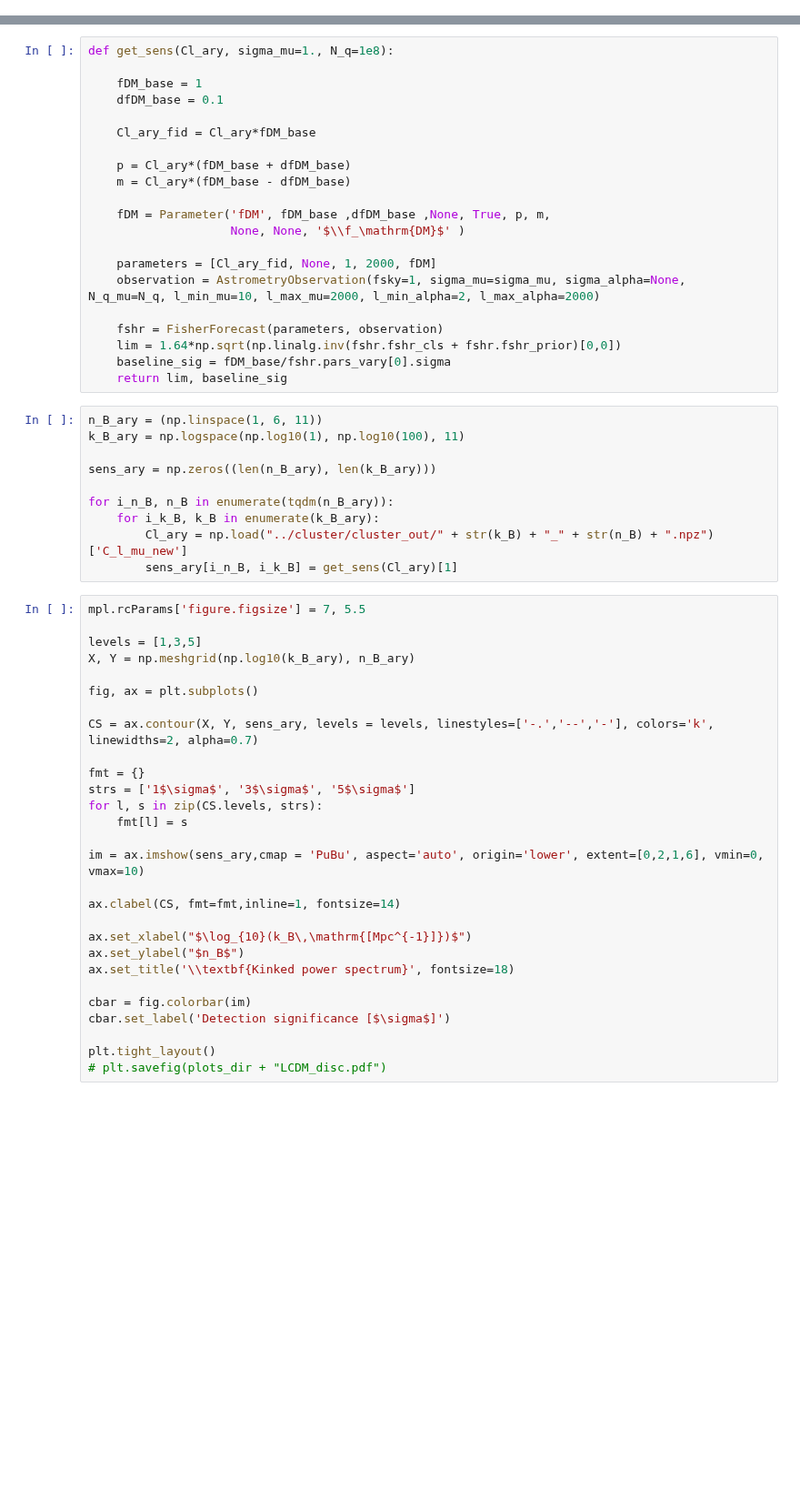
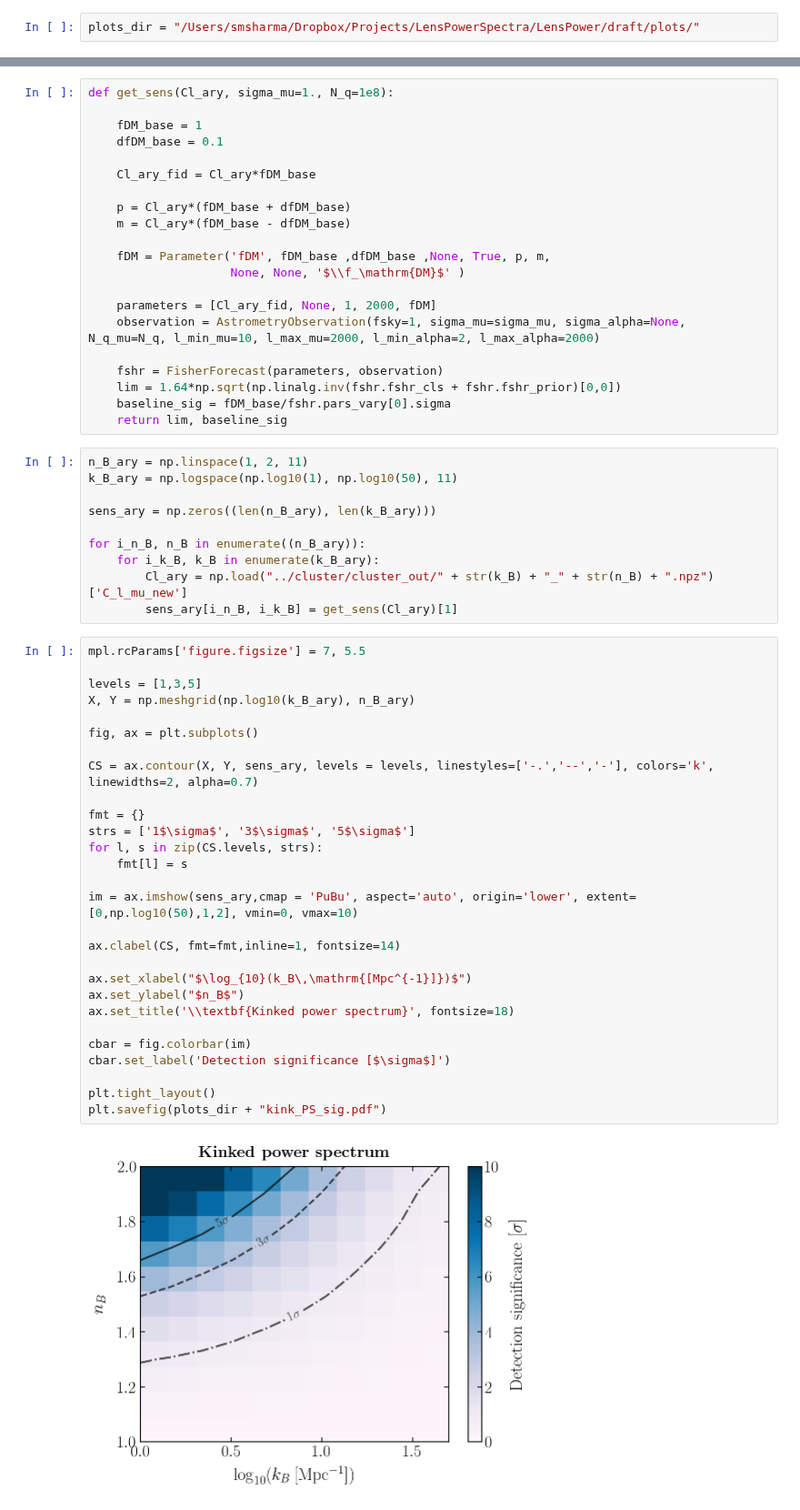
Before and after one commit to smsharma/astrometry-lensing-correlations, a Jupyter notebook: theory/notebooks/08_kink_pipeline.ipynb, the cells around one changed output, grey strips where cells are left out. Shown at 91% size. Drawn from its saved outputs; the diff is of its cells as text; blank space fills up the shorter version.

```diff
--- a/theory/notebooks/08_kink_pipeline.ipynb
+++ b/theory/notebooks/08_kink_pipeline.ipynb
@@ -71,6 +71,8 @@ params = {'text.usetex': True,
           'ytick.minor.width': 0.8,
          }
 pylab.rcParams.update(params)
+# %%
+plots_dir = "/Users/smsharma/Dropbox/Projects/LensPowerSpectra/LensPower/draft/plots/"
 # %% [markdown]
 # Kinky
 # %% [markdown]
@@ -183,40 +188,42 @@ def get_sens(Cl_ary, sigma_mu=1., N_q=1e8):
     baseline_sig = fDM_base/fshr.pars_vary[0].sigma
     return lim, baseline_sig
 # %%
-n_B_ary = (np.linspace(1, 6, 11))
-k_B_ary = np.logspace(np.log10(1), np.log10(100), 11)
+n_B_ary = np.linspace(1, 2, 11)
+k_B_ary = np.logspace(np.log10(1), np.log10(50), 11)
 
 sens_ary = np.zeros((len(n_B_ary), len(k_B_ary)))
 
-for i_n_B, n_B in enumerate(tqdm(n_B_ary)):
+for i_n_B, n_B in enumerate((n_B_ary)):
     for i_k_B, k_B in enumerate(k_B_ary):
         Cl_ary = np.load("../cluster/cluster_out/" + str(k_B) + "_" + str(n_B) + ".npz")['C_l_mu_new']
         sens_ary[i_n_B, i_k_B] = get_sens(Cl_ary)[1]
 # %%
 mpl.rcParams['figure.figsize'] = 7, 5.5
 
 levels = [1,3,5]
 X, Y = np.meshgrid(np.log10(k_B_ary), n_B_ary)
 
 fig, ax = plt.subplots()
 
 CS = ax.contour(X, Y, sens_ary, levels = levels, linestyles=['-.','--','-'], colors='k', linewidths=2, alpha=0.7)
 
 fmt = {}
 strs = ['1$\sigma$', '3$\sigma$', '5$\sigma$']
 for l, s in zip(CS.levels, strs):
     fmt[l] = s
 
-im = ax.imshow(sens_ary,cmap = 'PuBu', aspect='auto', origin='lower', extent=[0,2,1,6], vmin=0, vmax=10)
+im = ax.imshow(sens_ary,cmap = 'PuBu', aspect='auto', origin='lower', extent=[0,np.log10(50),1,2], vmin=0, vmax=10)
 
 ax.clabel(CS, fmt=fmt,inline=1, fontsize=14)
 
 ax.set_xlabel("$\log_{10}(k_B\,\mathrm{[Mpc^{-1}]})$")
 ax.set_ylabel("$n_B$")
 ax.set_title('\\textbf{Kinked power spectrum}', fontsize=18)
 
 cbar = fig.colorbar(im)
 cbar.set_label('Detection significance [$\sigma$]')
 
 plt.tight_layout()
-# plt.savefig(plots_dir + "LCDM_disc.pdf")
+plt.savefig(plots_dir + "kink_PS_sig.pdf")
+# %% [output]
+[figure, added]
```
Also changed, not shown: parts of 3 cells of this notebook.
